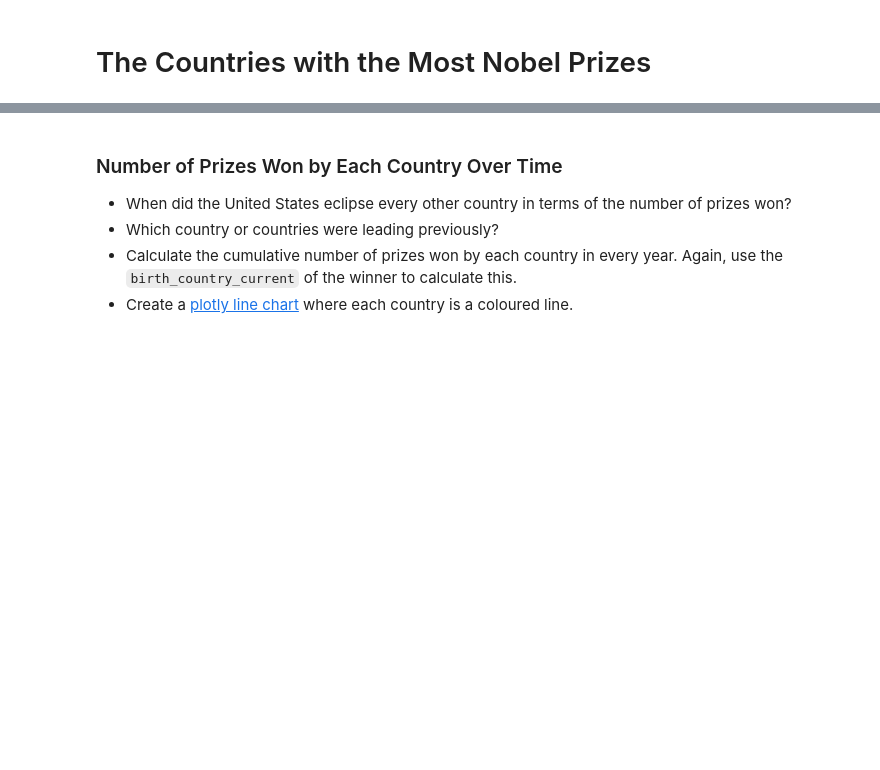
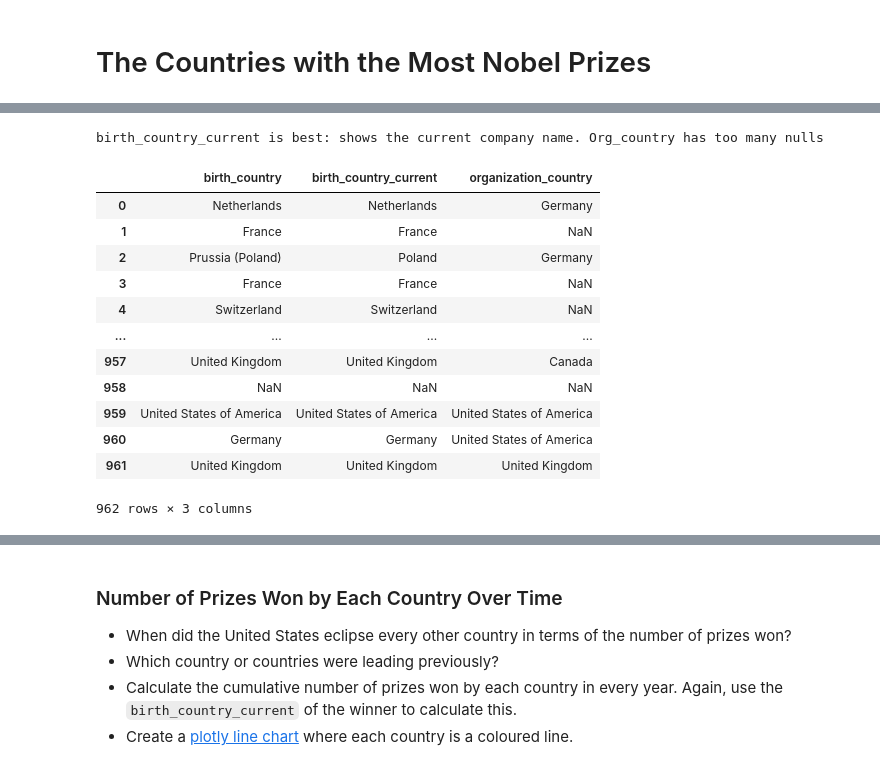
Before and after one commit to fkajose/100-Days-of-Code, a Jupyter notebook: 079-Nobel-prize-analysis/Nobel_Prize_Analysis.ipynb, the cells around one changed output, grey strips where cells are left out. Saved outputs shown, nothing was run; the diff lists cells and outputs as text; code cells hidden in the pictures; blank space fills up the shorter version.

```diff
--- a/079-Nobel-prize-analysis/Nobel_Prize_Analysis.ipynb
+++ b/079-Nobel-prize-analysis/Nobel_Prize_Analysis.ipynb
@@ -545,0 +566,20 @@ ax2.legend(loc="upper right");
+# %%
+print(
+    "birth_country_current is best: shows the current company name. Org_country has too many nulls"
+)
+df_data.iloc[:, [9, 10, 14]]
+# %% [output]
+birth_country_current is best: shows the current company name. Org_country has too many nulls
+|  | birth_country | birth_country_current | organization_country |
+| 0 | Netherlands | Netherlands | Germany |
+| 1 | France | France | NaN |
+| 2 | Prussia (Poland) | Poland | Germany |
+| 3 | France | France | NaN |
+| 4 | Switzerland | Switzerland | NaN |
+| ... | ... | ... | ... |
+| 957 | United Kingdom | United Kingdom | Canada |
+| 958 | NaN | NaN | NaN |
+| 959 | United States of America | United States of America | United States of America |
+| 960 | Germany | Germany | United States of America |
+| 961 | United Kingdom | United Kingdom | United Kingdom |
+962 rows × 3 columns
```
Also changed, not shown: parts of 7 cells of this notebook.
